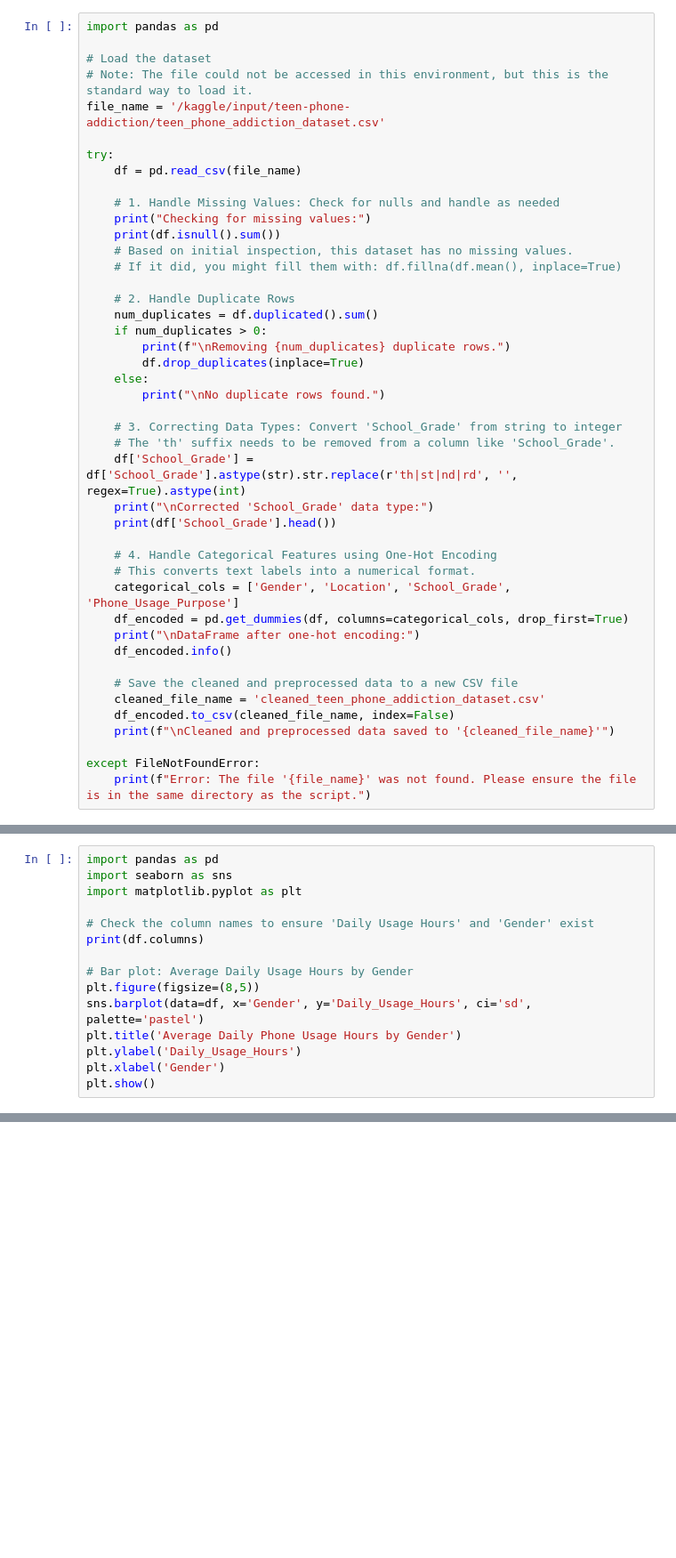
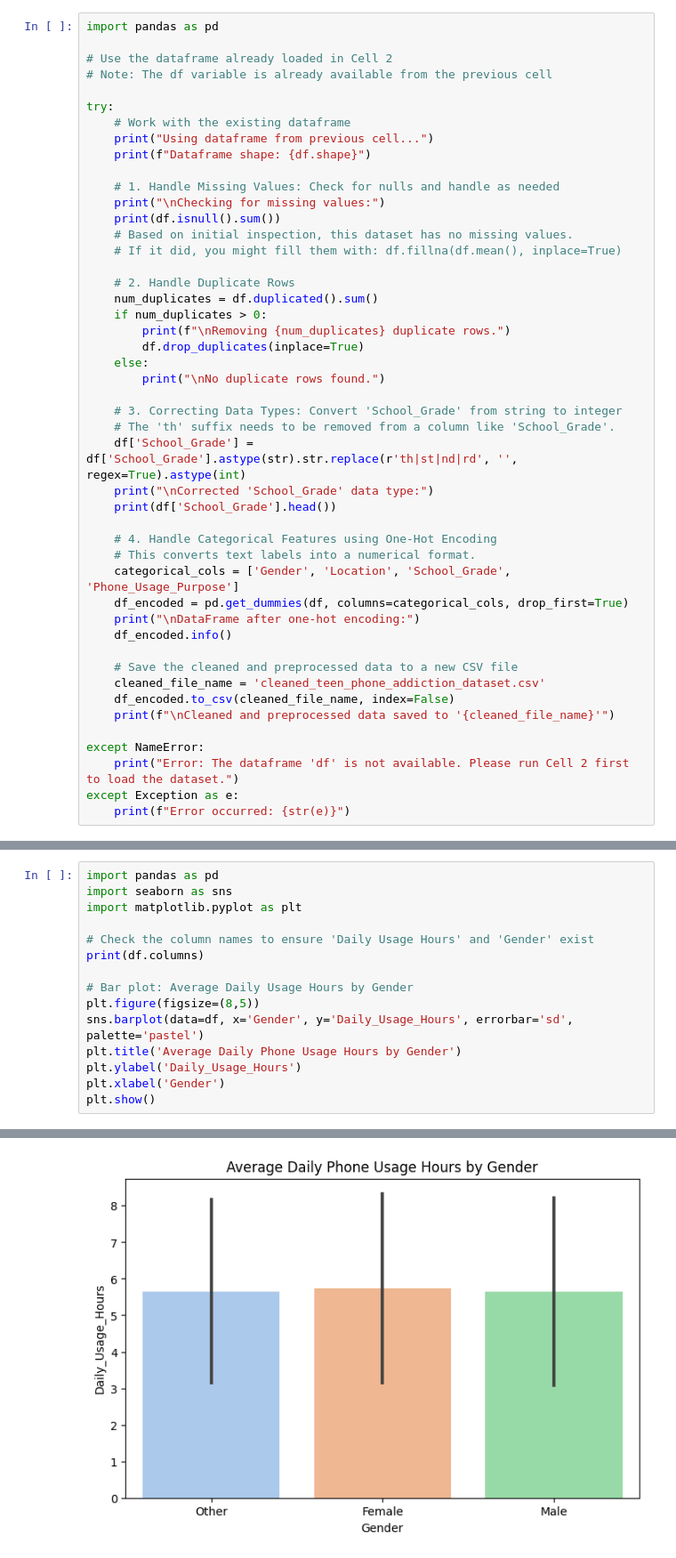
Before and after one commit to abbrash/A-Machine-Learning-Based-Model-for-Smartphone-Addiction-Prediction, a Jupyter notebook: predicting-phone-addiction-level.ipynb, the cells around one changed output, grey strips where cells are left out. Shown at 89% size. Cells and saved outputs as stored; diff of their text form; blank space fills up the shorter version.

```diff
--- a/predicting-phone-addiction-level.ipynb
+++ b/predicting-phone-addiction-level.ipynb
@@ -143,15 +181,16 @@ df = load_teen_phone_addiction_data()
 # %%
 import pandas as pd
 
-# Load the dataset
-# Note: The file could not be accessed in this environment, but this is the standard way to load it.
-file_name = '/kaggle/input/teen-phone-addiction/teen_phone_addiction_dataset.csv'
+# Use the dataframe already loaded in Cell 2
+# Note: The df variable is already available from the previous cell
 
 try:
-    df = pd.read_csv(file_name)
+    # Work with the existing dataframe
+    print("Using dataframe from previous cell...")
+    print(f"Dataframe shape: {df.shape}")
 
     # 1. Handle Missing Values: Check for nulls and handle as needed
-    print("Checking for missing values:")
+    print("\nChecking for missing values:")
     print(df.isnull().sum())
     # Based on initial inspection, this dataset has no missing values.
     # If it did, you might fill them with: df.fillna(df.mean(), inplace=True)
@@ -182,5 +221,7 @@ try:
     df_encoded.to_csv(cleaned_file_name, index=False)
     print(f"\nCleaned and preprocessed data saved to '{cleaned_file_name}'")
 
-except FileNotFoundError:
-    print(f"Error: The file '{file_name}' was not found. Please ensure the file is in the same directory as the script.")
+except NameError:
+    print("Error: The dataframe 'df' is not available. Please run Cell 2 first to load the dataset.")
+except Exception as e:
+    print(f"Error occurred: {str(e)}")
@@ -201,8 +303,9 @@ print(df.columns)
 
 # Bar plot: Average Daily Usage Hours by Gender
 plt.figure(figsize=(8,5))
-sns.barplot(data=df, x='Gender', y='Daily_Usage_Hours', ci='sd', palette='pastel')
+sns.barplot(data=df, x='Gender', y='Daily_Usage_Hours', errorbar='sd', palette='pastel')
 plt.title('Average Daily Phone Usage Hours by Gender')
 plt.ylabel('Daily_Usage_Hours')
 plt.xlabel('Gender')
 plt.show()
+# %% [output]
@@ -209,3 +321,4 @@ plt.show()
+[figure, added]
 # %%
 import pandas as pd
 import seaborn as sns
```
Also changed, not shown: parts of 24 cells of this notebook.
